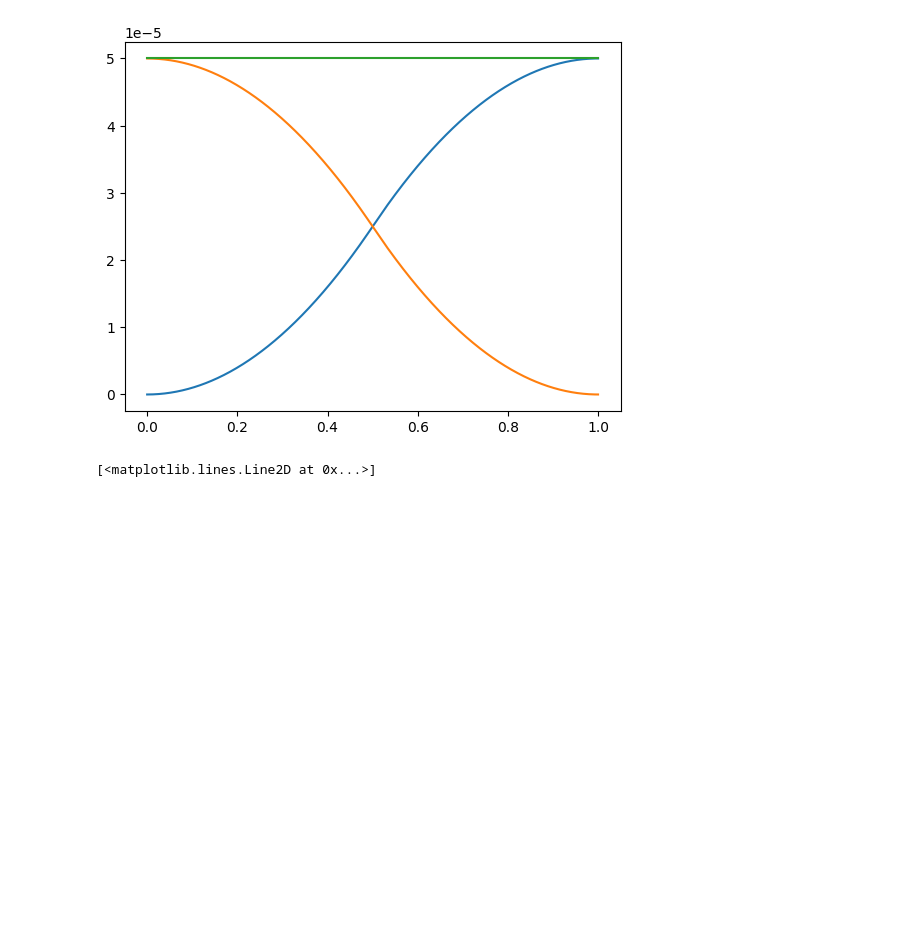
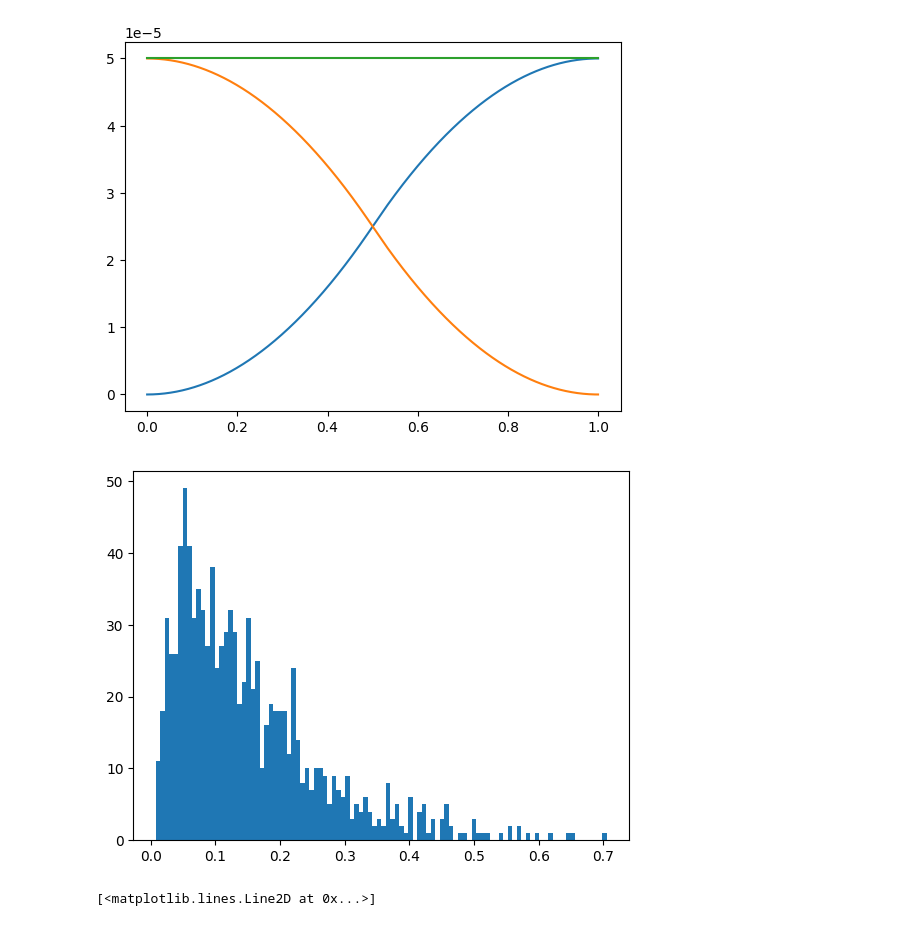
Before and after one commit to kkorolev1/bridge_matching, a Jupyter notebook: experiment.ipynb, the cells around one changed output. Saved outputs shown, nothing was run; the diff lists cells and outputs as text; code cells hidden in the pictures; blank space fills up the shorter version.

```diff
--- a/experiment.ipynb
+++ b/experiment.ipynb
@@ -190,6 +222,10 @@ plt.plot(t, sigma2_t + s2_t)
 plt.show()
 # %% [output]
 [figure]
+# %%
+plt.hist(torch.sigmoid(-2 + torch.randn(1000)), bins=100);
+# %% [output]
+[figure, added]
 # %%
 from bridge_matching.sampler.timesteps import get_timesteps_diff
 # %%
```
Also changed, not shown: parts of 13 cells of this notebook, 11 other files.
